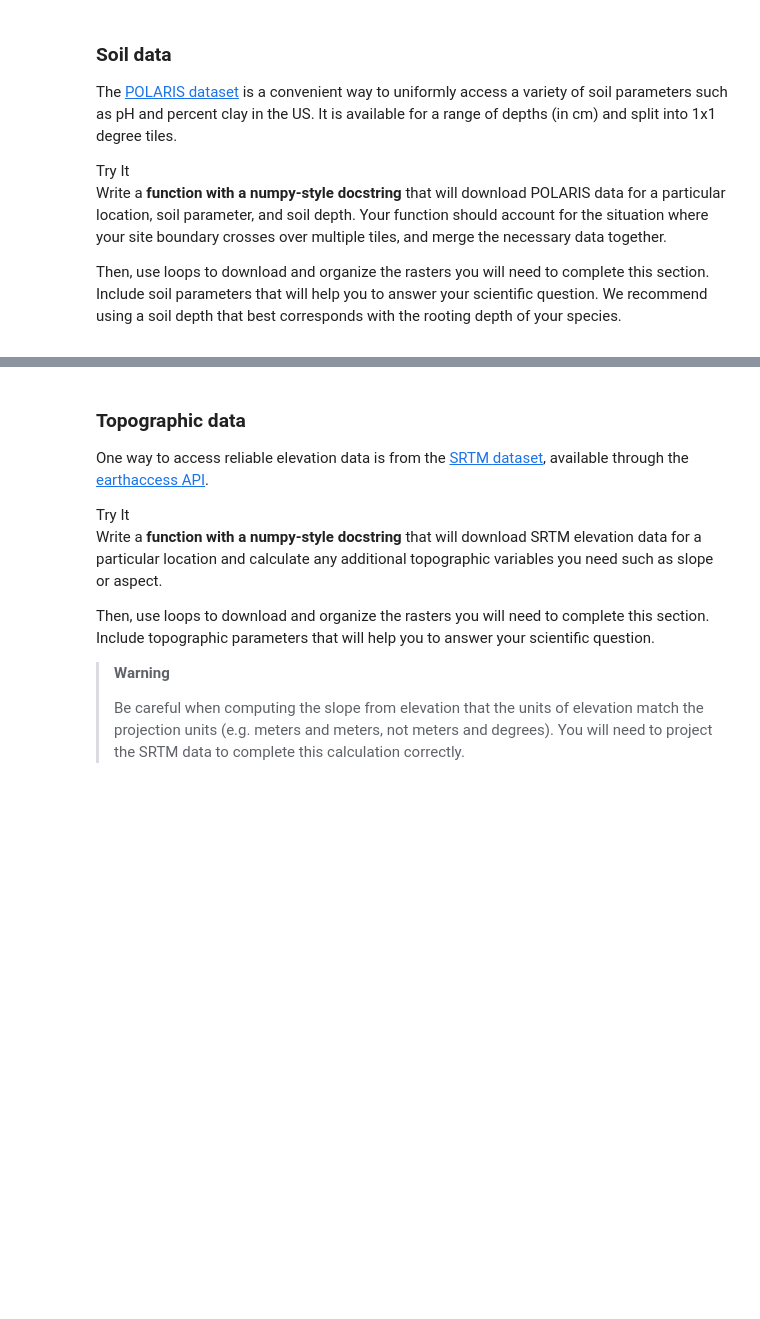
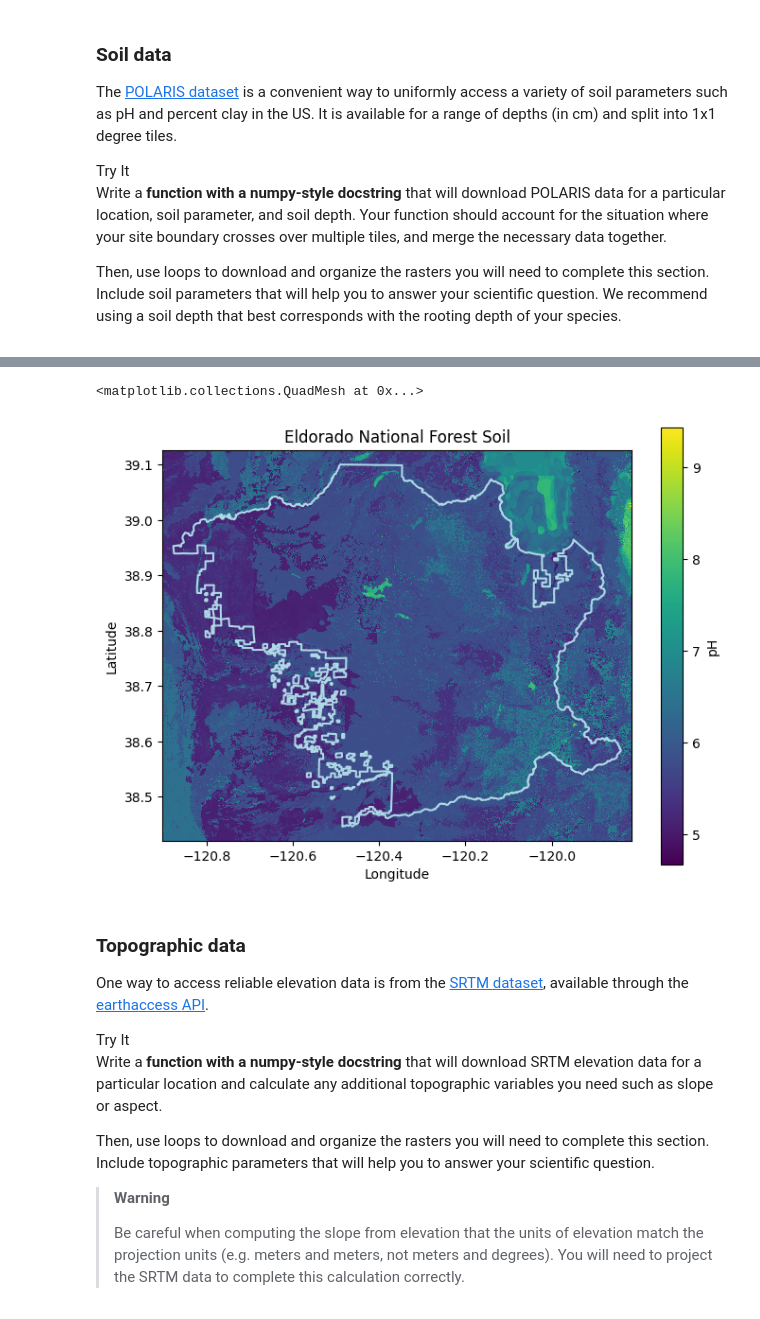
Before and after one commit to earthlab-education/habitat-suitability-lauren-alexandra, a Jupyter notebook: climate.ipynb, the cells around one changed output, grey strips where cells are left out. Saved outputs shown, nothing was run; the diff lists cells and outputs as text; code cells hidden in the pictures; blank space fills up the shorter version.

```diff
--- a/climate.ipynb
+++ b/climate.ipynb
@@ -460,3 +563,17 @@ best corresponds with the rooting depth of your species.</p></div></div>
+# %%
+# Plot Eldorado soils
+
+eldorado_soil_plt = plot_site(
+    eldorado_soil_da, eldorado_gdf,
+    'Eldorado-National-Forest-Soil',
+    'Eldorado National Forest Soil',
+    'pH', 'viridis', 'lightblue'
+)
+
+eldorado_soil_plt
+# %% [output]
+<matplotlib.collections.QuadMesh at 0x...>
+[figure, added]
 # %% [markdown]
 ### Topographic data
 
```
Also changed, not shown: parts of 4 cells of this notebook, 2 other files.
